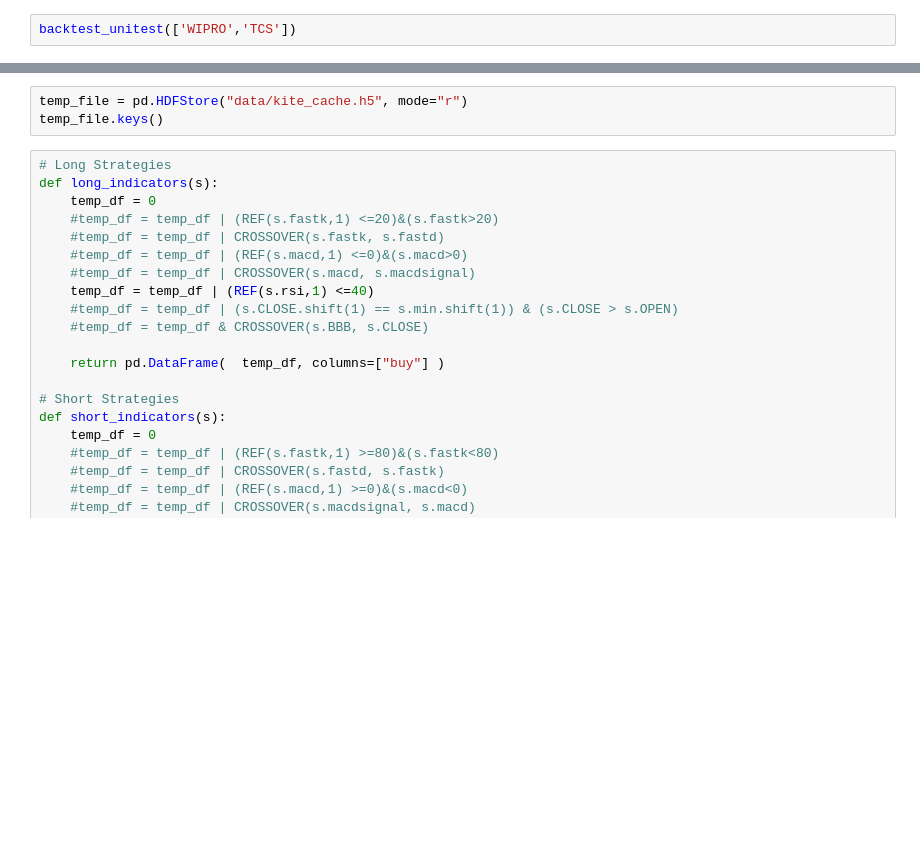
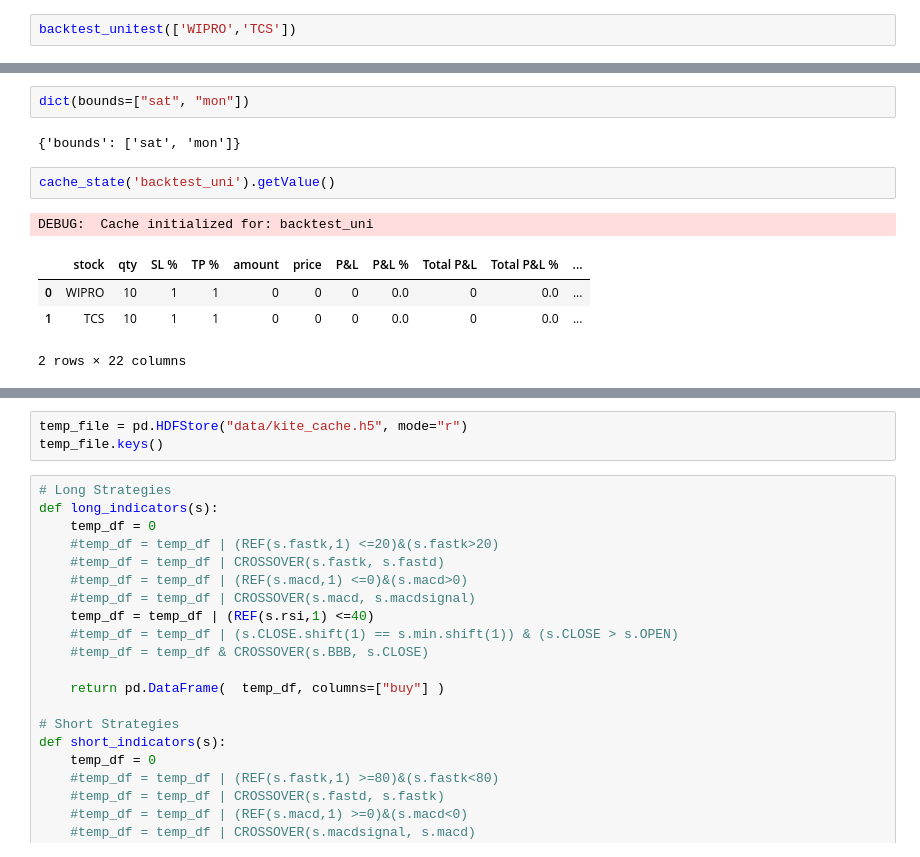
Before and after one commit to suhansaha/algotrader, a Jupyter notebook: src/freedom_v2_unit_test.ipynb, the cells around one changed output, grey strips where cells are left out. Drawn from its saved outputs; the diff is of its cells as text; blank space fills up the shorter version.

```diff
--- a/src/freedom_v2_unit_test.ipynb
+++ b/src/freedom_v2_unit_test.ipynb
@@ -166,3 +121,15 @@ backtest_uni
+# %%
+dict(bounds=["sat", "mon"])
+# %% [output]
+{'bounds': ['sat', 'mon']}
+# %%
+cache_state('backtest_uni').getValue()
+# %% [output]
+DEBUG:  Cache initialized for: backtest_uni
+|  | stock | qty | SL % | TP % | amount | price | P&L | P&L % | Total P&L | Total P&L % | ... |
+| 0 | WIPRO | 10 | 1 | 1 | 0 | 0 | 0 | 0.0 | 0 | 0.0 | ... |
+| 1 | TCS | 10 | 1 | 1 | 0 | 0 | 0 | 0.0 | 0 | 0.0 | ... |
+2 rows × 22 columns
 # %%
 # Terminate all the processes
 backtest_manager.job.terminate()
```
Also changed, not shown: parts of 41 cells of this notebook, 5 other files.
